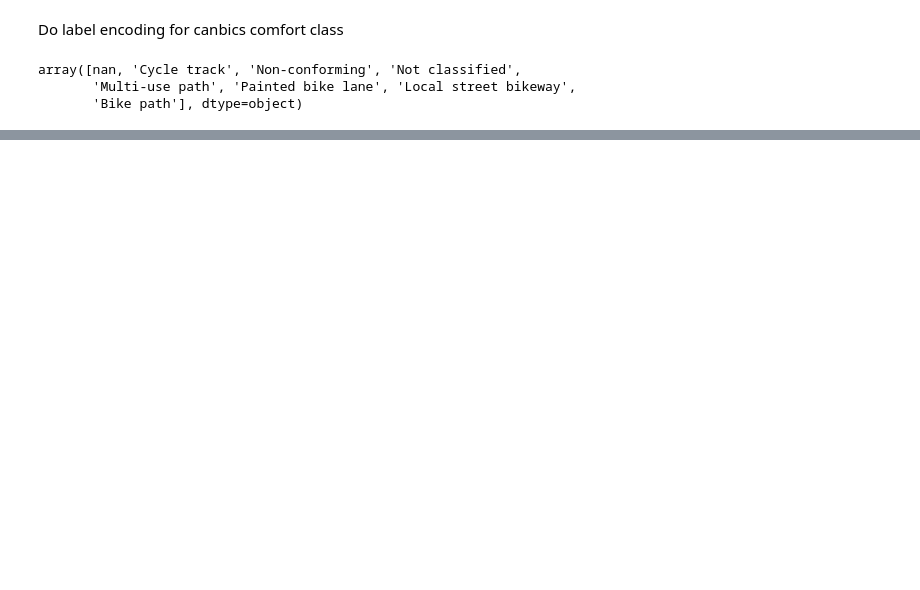
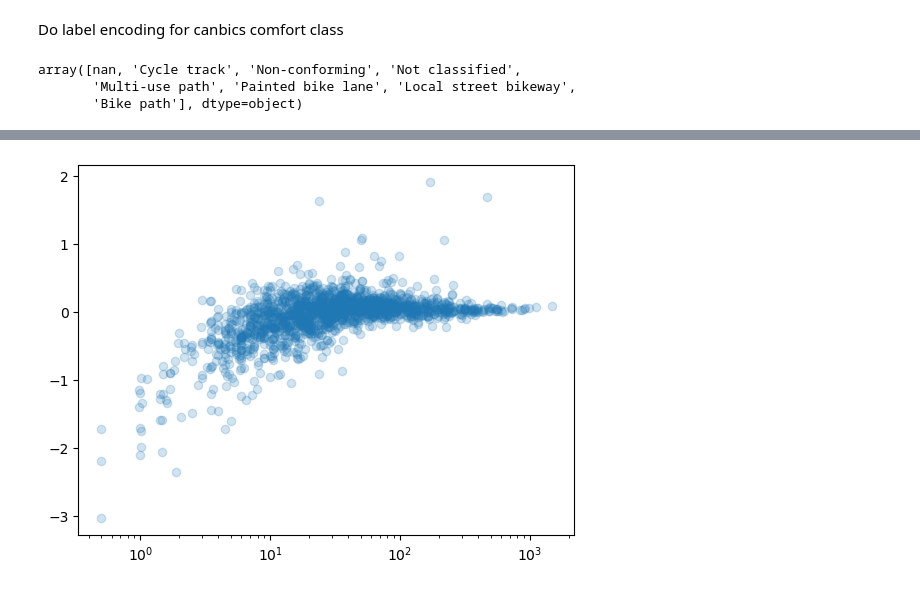
Before and after one commit to mbonsma/PedalPollSondoVelo, a Jupyter notebook: regression_model.ipynb, the cells around one changed output, grey strips where cells are left out. Saved outputs shown, nothing was run; the diff lists cells and outputs as text; code cells hidden in the pictures; blank space fills up the shorter version.

```diff
--- a/regression_model.ipynb
+++ b/regression_model.ipynb
@@ -524,0 +408,8 @@ reg_df
+# %%
+fig, ax = plt.subplots()
+
+ax.scatter(data_subset['bikes_per_hour'], resids, alpha = 0.2)
+
+ax.set_xscale('log')
+# %% [output]
+[figure, added]
```
Also changed, not shown: parts of 144 cells of this notebook.
